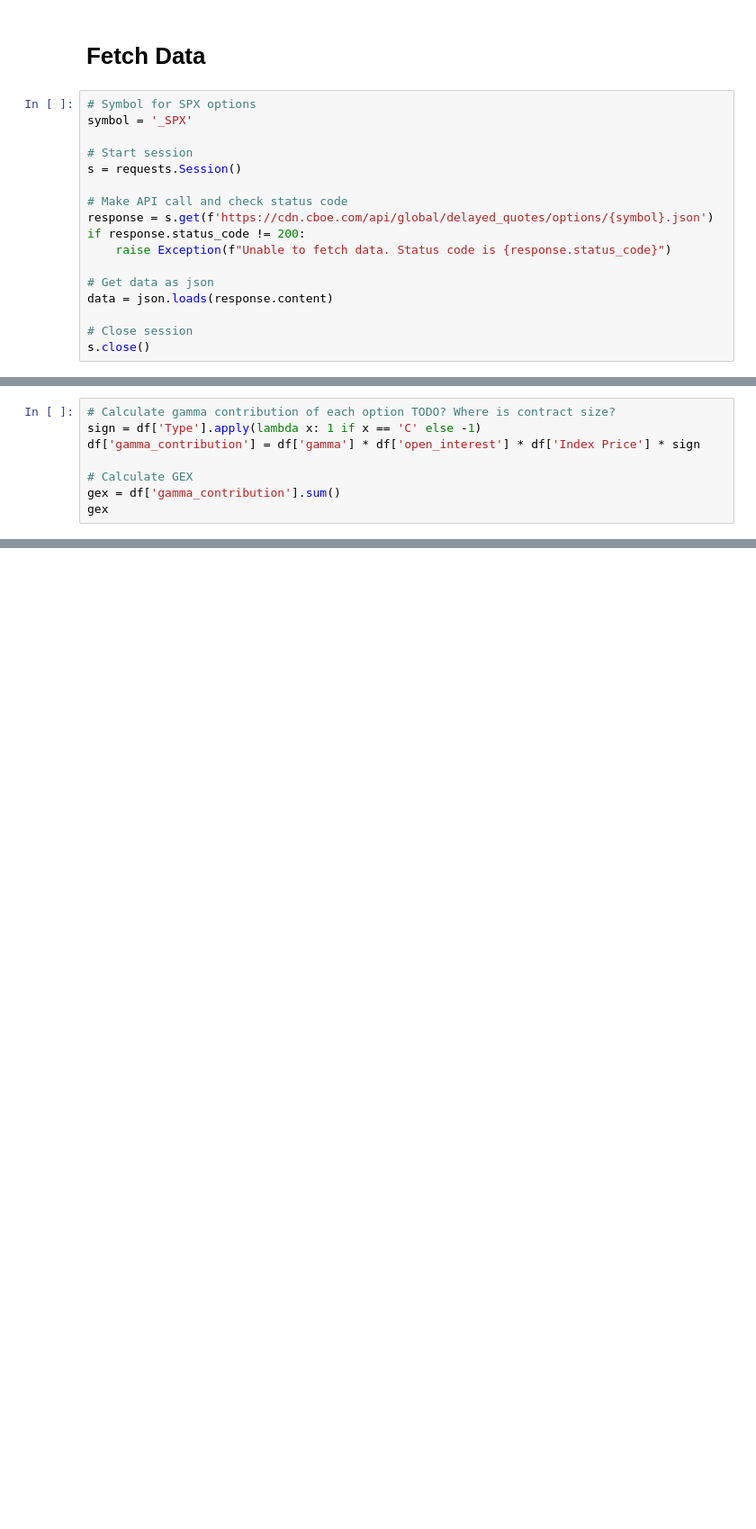
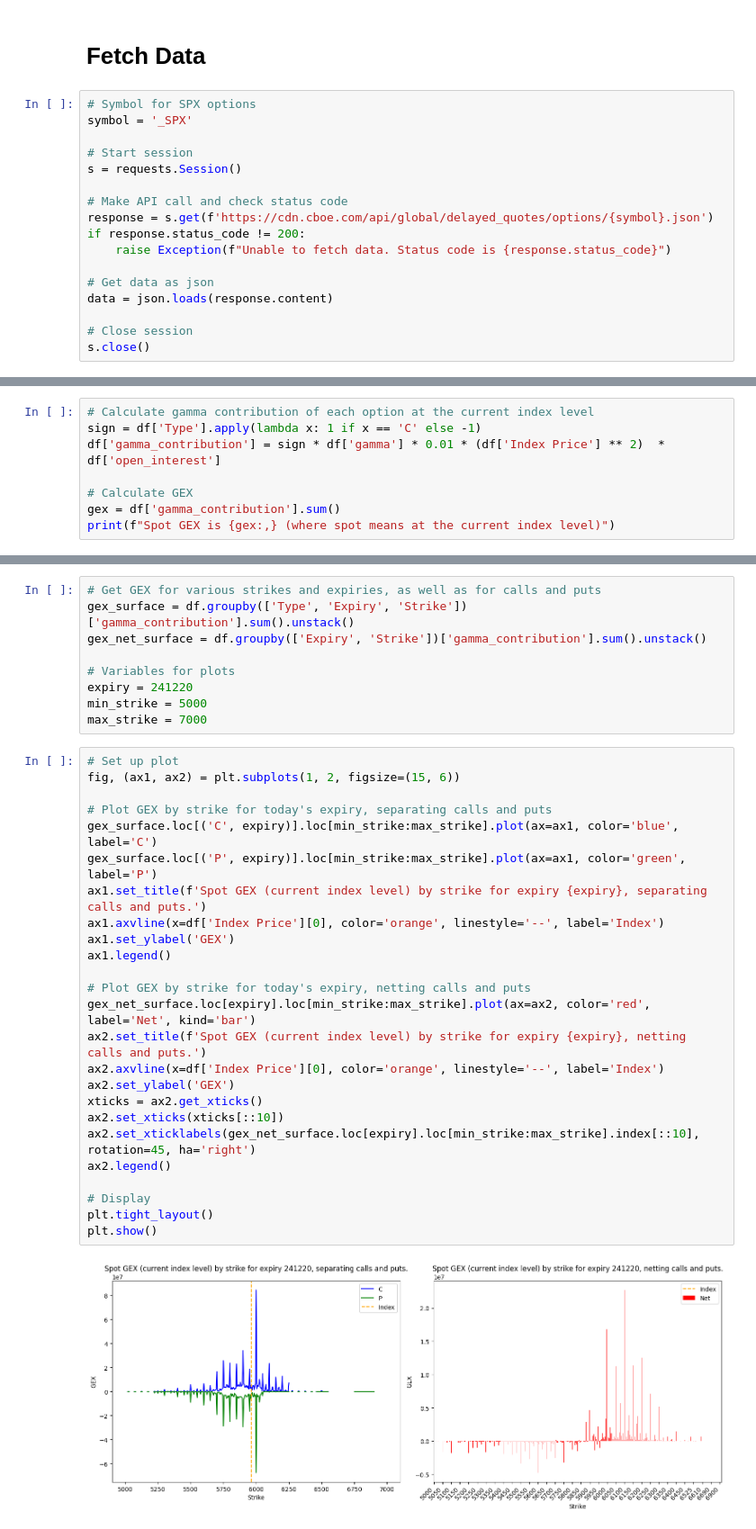
Before and after one commit to ed-churchill/implied-order-book, a Jupyter notebook: implied-order-book.ipynb, the cells around one changed output, grey strips where cells are left out. Shown at 90% size. Saved outputs shown, nothing was run; the diff lists cells and outputs as text; blank space fills up the shorter version.

Commit message:
Add GEX graphs by strike price

```diff
--- a/implied-order-book.ipynb
+++ b/implied-order-book.ipynb
@@ -183,11 +104,11 @@ Finally, we sum gamma contributions across all of the options to give us the tot
 * If GEX is positive, dealers are LONG GAMMA, so if the index moves up 1%, then delta also goes up so dealers need to SELL the underlying to delta hedge. If the index moves down 1%, then delta also goes down so dealers need to BUY the underlying to delta hedge.
 * If GEX is negative, dealers are SHORT GAMMA, so if the index moves up 1%, then delta goes down so dealers need to BUY the underlying to delta hedge. If the index moves down 1%, then delta goes up so dealers need to SELL the underlying to delta hedge.
 # %%
-# Calculate gamma contribution of each option TODO? Where is contract size?
+# Calculate gamma contribution of each option at the current index level
 sign = df['Type'].apply(lambda x: 1 if x == 'C' else -1)
-df['gamma_contribution'] = df['gamma'] * df['open_interest'] * df['Index Price'] * sign
+df['gamma_contribution'] = sign * df['gamma'] * 0.01 * (df['Index Price'] ** 2)  * df['open_interest']
 
 # Calculate GEX
 gex = df['gamma_contribution'].sum()
-gex
+print(f"Spot GEX is {gex:,} (where spot means at the current index level)")
 # %% [output]
@@ -194,0 +116,36 @@ gex
+# %%
+# Get GEX for various strikes and expiries, as well as for calls and puts
+gex_surface = df.groupby(['Type', 'Expiry', 'Strike'])['gamma_contribution'].sum().unstack()
+gex_net_surface = df.groupby(['Expiry', 'Strike'])['gamma_contribution'].sum().unstack()
+
+# Variables for plots
+expiry = 241220
+min_strike = 5000
+max_strike = 7000
+# %%
+# Set up plot
+fig, (ax1, ax2) = plt.subplots(1, 2, figsize=(15, 6))
+
+# Plot GEX by strike for today's expiry, separating calls and puts
+gex_surface.loc[('C', expiry)].loc[min_strike:max_strike].plot(ax=ax1, color='blue', label='C')
+gex_surface.loc[('P', expiry)].loc[min_strike:max_strike].plot(ax=ax1, color='green', label='P')
+ax1.set_title(f'Spot GEX (current index level) by strike for expiry {expiry}, separating calls and puts.')
+ax1.axvline(x=df['Index Price'][0], color='orange', linestyle='--', label='Index')
+ax1.set_ylabel('GEX')
+ax1.legend()
+
+# Plot GEX by strike for today's expiry, netting calls and puts
+gex_net_surface.loc[expiry].loc[min_strike:max_strike].plot(ax=ax2, color='red', label='Net', kind='bar')
+ax2.set_title(f'Spot GEX (current index level) by strike for expiry {expiry}, netting calls and puts.')
+ax2.axvline(x=df['Index Price'][0], color='orange', linestyle='--', label='Index')
+ax2.set_ylabel('GEX')
+xticks = ax2.get_xticks()
+ax2.set_xticks(xticks[::10])
+ax2.set_xticklabels(gex_net_surface.loc[expiry].loc[min_strike:max_strike].index[::10], rotation=45, ha='right')
+ax2.legend()
+
+# Display
+plt.tight_layout()
+plt.show()
+# %% [output]
+[figure, added]
```
Also changed, not shown: parts of 10 cells of this notebook.
